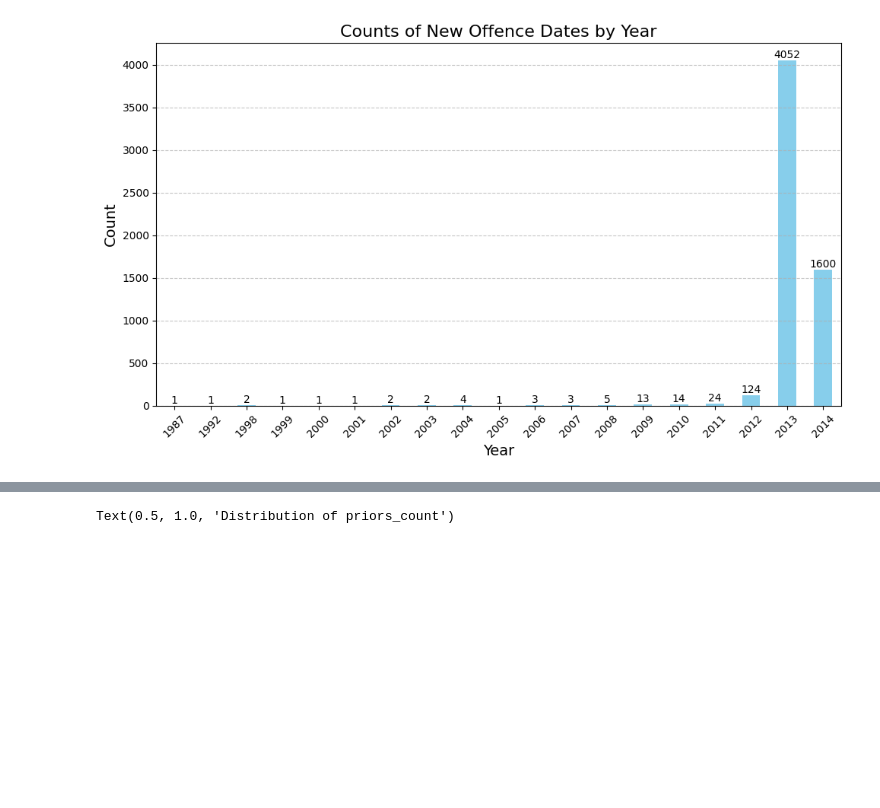
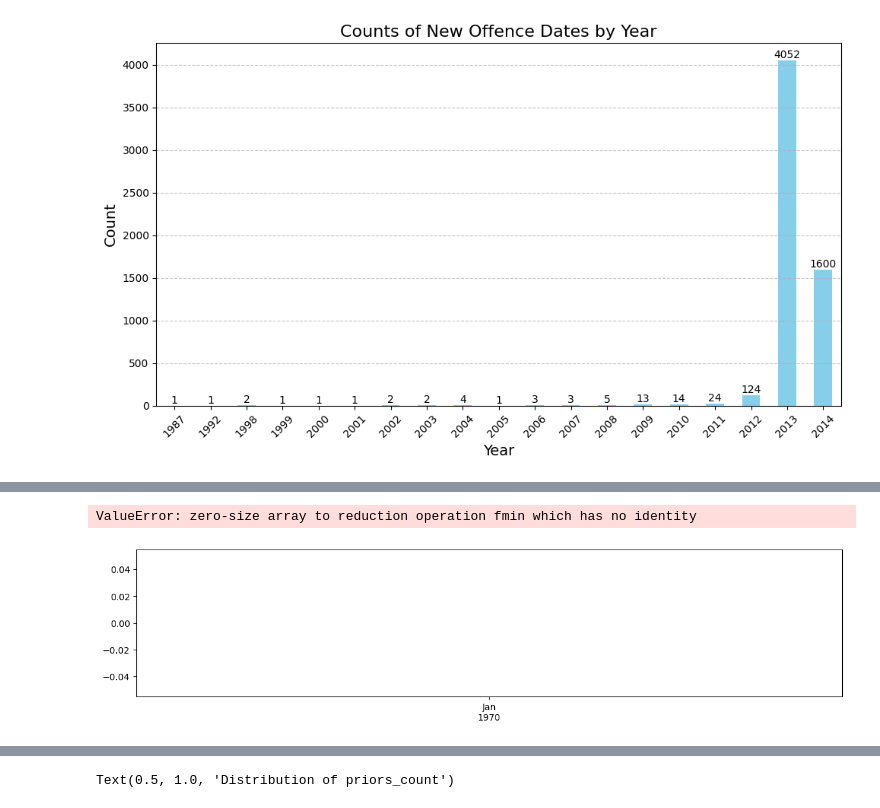
Before and after one commit to TeresaRamoos/Capstone, a Jupyter notebook: Baseline.ipynb, the cells around one changed output, grey strips where cells are left out. Drawn from its saved outputs; the diff is of its cells as text; code cells hidden in the pictures; blank space fills up the shorter version.

```diff
--- a/Baseline.ipynb
+++ b/Baseline.ipynb
@@ -568,3 +653,63 @@ plt.show()
+# %%
+import pandas as pd
+import matplotlib.pyplot as plt
+from statsmodels.tsa.seasonal import seasonal_decompose
+
+# Load your dataset
+# df = pd.read_csv('your_dataset.csv')  # Example loading method
+
+# Ensure date columns are in datetime format and handle null values
+df['c_offense_date'] = pd.to_datetime(df['c_offense_date'], errors='coerce')
+df['c_arrest_date'] = pd.to_datetime(df['c_arrest_date'], errors='coerce')
+df['c_jail_in'] = pd.to_datetime(df['c_jail_in'], errors='coerce')
+
+# Filter the data to include only records from 2012 onwards
+df = df[df['c_offense_date'] >= '2012-01-01']
+
+# Ensure your target column 'is_recid' is available and clean
+df['is_recid'] = df['is_recid'].fillna(0).astype(int)
+
+# Drop rows with invalid dates for the purpose of time series analysis
+df = df.dropna(subset=['c_offense_date', 'c_arrest_date', 'c_jail_in'])
+
+# Set the offense date as the index for resampling
+df_offense = df.set_index('c_offense_date')
+df_arrest = df.set_index('c_arrest_date')
+
+# Aggregate data by month for offense dates
+monthly_offenses = df_offense.resample('M').size()
+
+# Aggregate data by month for arrests
+monthly_arrests = df_arrest.resample('M').size()
+
+# Aggregate data by month for recidivism
+monthly_recid = df_offense[df_offense['is_recid'] == 1].resample('M').size()
+
+# Handle any NaNs in the resampled series
+monthly_offenses = monthly_offenses.fillna(0)
+monthly_arrests = monthly_arrests.fillna(0)
+monthly_recid = monthly_recid.fillna(0)
+
+# Plot the monthly trends
+plt.figure(figsize=(14, 10))
+
+plt.subplot(3, 1, 1)
+monthly_offenses.plot()
+plt.title('Monthly Offenses (2012 onwards)')
+plt.ylabel('Number of Offenses')
+
+plt.subplot(3, 1, 2)
+monthly_arrests.plot()
+plt.title('Monthly Arrests (2012 onwards)')
+plt.ylabel('Number of Arrests')
+
+plt.subplot(3, 1, 3)
+monthly_recid.plot()
+plt.title('Monthly Recidivism (2012 onwards)')
+#plt.ylabel('Number of R
+# %% [output]
+ValueError: zero-size array to reduction operation fmin which has no identity
+[figure, added]
 # %%
 df[[ "id",
     "name",
```
Also changed, not shown: parts of 21 cells of this notebook, 6 other files.
